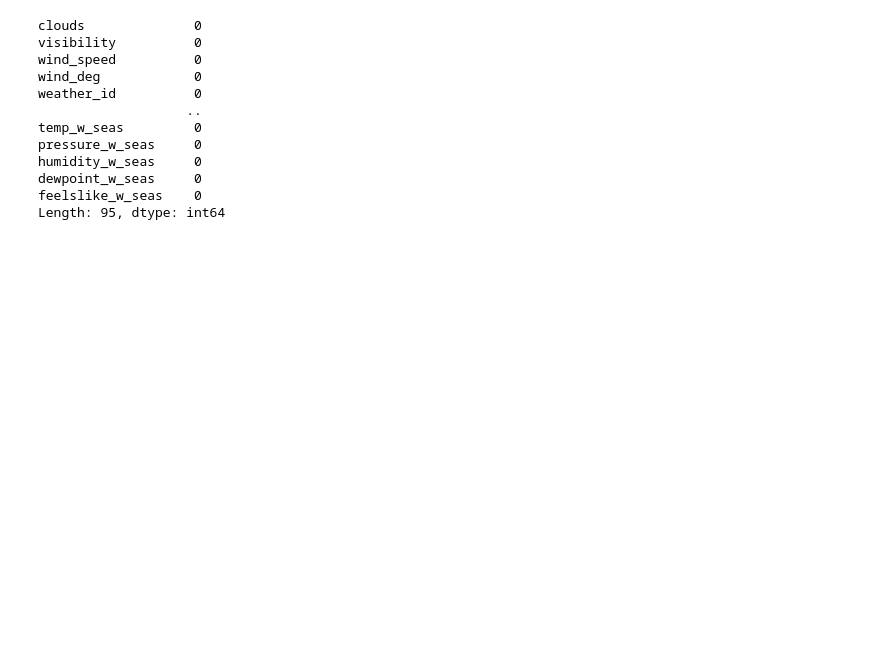
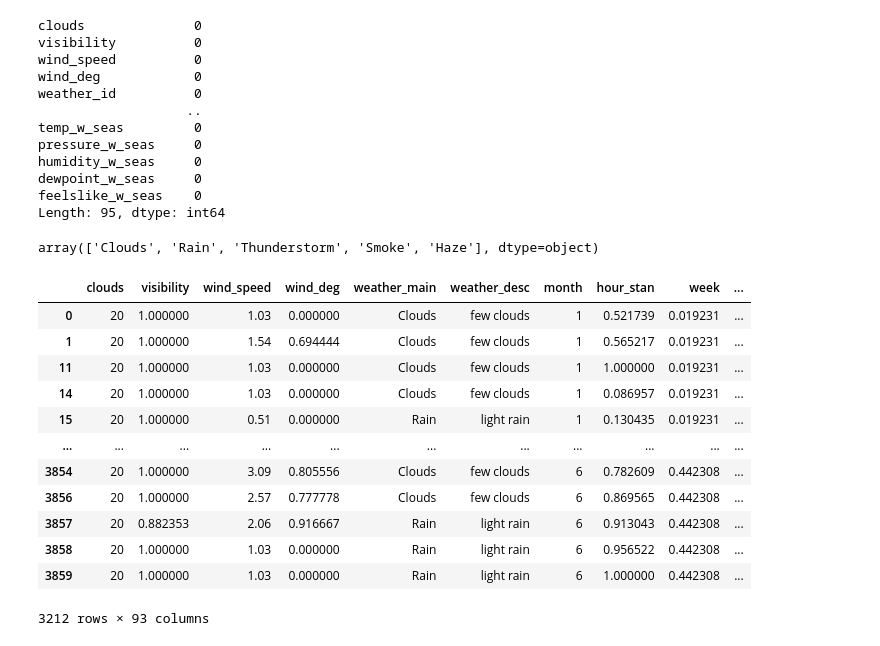
Before and after one commit to nct1673/weather_prediction, a Jupyter notebook: notebooks/data_prep.ipynb, the cells around one changed output. Cells and saved outputs as stored; diff of their text form; code cells hidden in the pictures; blank space fills up the shorter version.

```diff
--- a/notebooks/data_prep.ipynb
+++ b/notebooks/data_prep.ipynb
@@ -153,3 +155,25 @@ humidity_w_seas     0
 dewpoint_w_seas     0
 feelslike_w_seas    0
 Length: 95, dtype: int64
+# %%
+df['weather_main'].unique()
+# %% [output]
+array(['Clouds', 'Rain', 'Thunderstorm', 'Smoke', 'Haze'], dtype=object)
+# %%
+df.drop(df[df['weather_main'] == 'Smoke'].index, inplace=True)
+df.drop(df[df['weather_main'] == 'Haze'].index, inplace=True)
+df
+# %% [output]
+|  | clouds | visibility | wind_speed | wind_deg | weather_main | weather_desc | month | hour_stan | week | ... |
+| 0 | 20 | 1.000000 | 1.03 | 0.000000 | Clouds | few clouds | 1 | 0.521739 | 0.019231 | ... |
+| 1 | 20 | 1.000000 | 1.54 | 0.694444 | Clouds | few clouds | 1 | 0.565217 | 0.019231 | ... |
+| 11 | 20 | 1.000000 | 1.03 | 0.000000 | Clouds | few clouds | 1 | 1.000000 | 0.019231 | ... |
+| 14 | 20 | 1.000000 | 1.03 | 0.000000 | Clouds | few clouds | 1 | 0.086957 | 0.019231 | ... |
+| 15 | 20 | 1.000000 | 0.51 | 0.000000 | Rain | light rain | 1 | 0.130435 | 0.019231 | ... |
+| ... | ... | ... | ... | ... | ... | ... | ... | ... | ... | ... |
+| 3854 | 20 | 1.000000 | 3.09 | 0.805556 | Clouds | few clouds | 6 | 0.782609 | 0.442308 | ... |
+| 3856 | 20 | 1.000000 | 2.57 | 0.777778 | Clouds | few clouds | 6 | 0.869565 | 0.442308 | ... |
+| 3857 | 20 | 0.882353 | 2.06 | 0.916667 | Rain | light rain | 6 | 0.913043 | 0.442308 | ... |
+| 3858 | 20 | 1.000000 | 1.03 | 0.000000 | Rain | light rain | 6 | 0.956522 | 0.442308 | ... |
+| 3859 | 20 | 1.000000 | 1.03 | 0.000000 | Rain | light rain | 6 | 1.000000 | 0.442308 | ... |
+3212 rows × 93 columns
```
Also changed, not shown: parts of 2 cells of this notebook, 6 other files.
